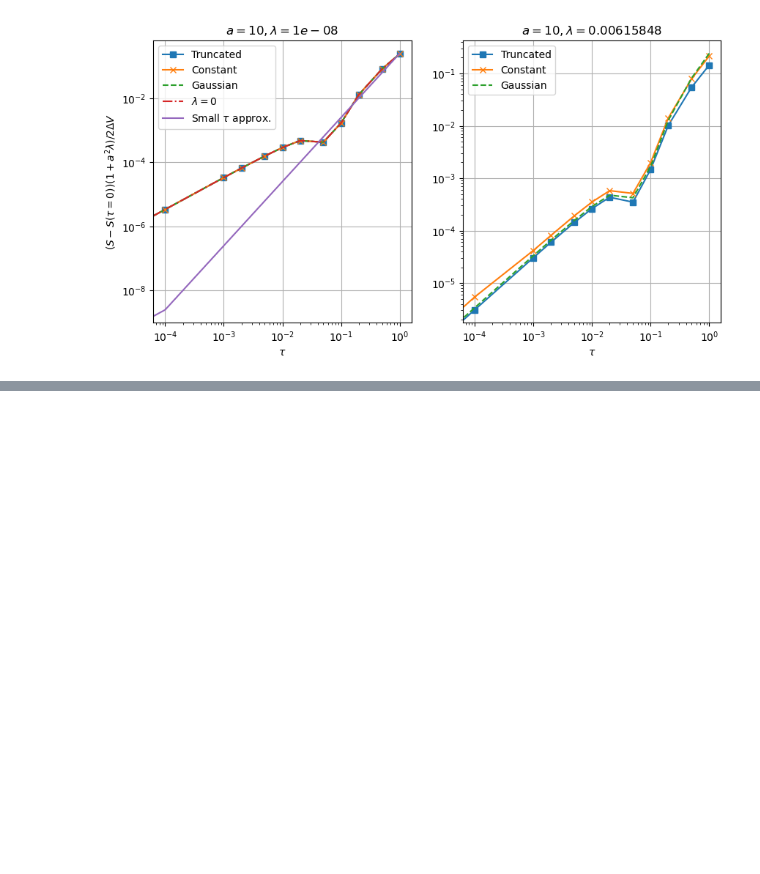
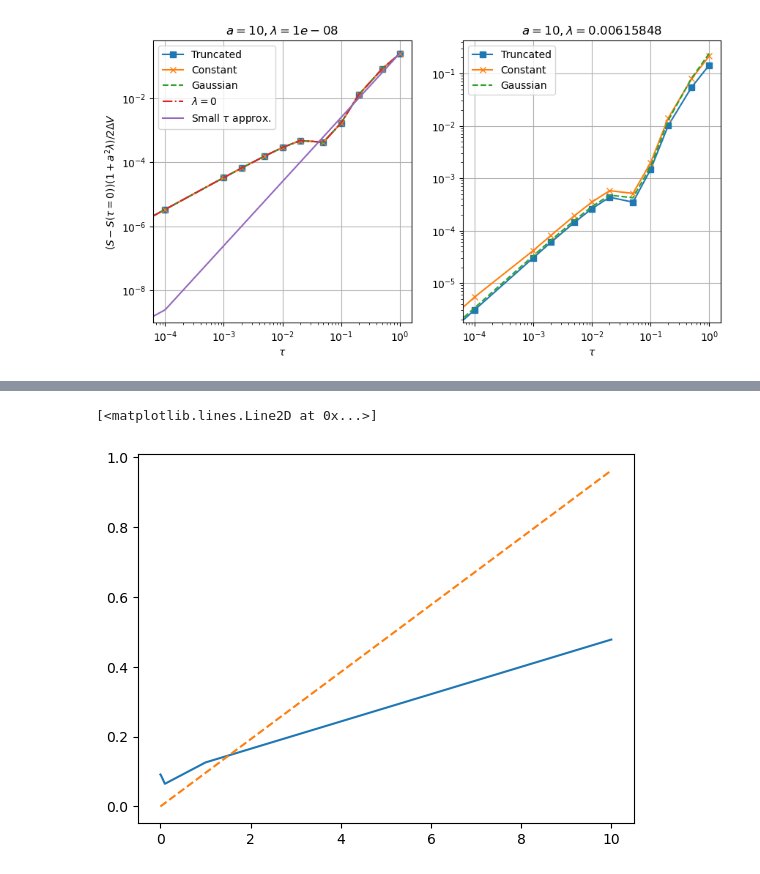
Before and after one commit to larstors/Internship, a Jupyter notebook: numerics/output.ipynb, the cells around one changed output, grey strips where cells are left out. Drawn from its saved outputs; the diff is of its cells as text; code cells hidden in the pictures; blank space fills up the shorter version.

```diff
--- a/numerics/output.ipynb
+++ b/numerics/output.ipynb
@@ -1305,0 +1436,6 @@ plt.savefig("tau_evolution.pdf", dpi=500, bbox_inches="tight")
+# %%
+plt.plot(ta, ar)
+plt.plot(ta, np.array(ta) *I[0], "--")
+# %% [output]
+[<matplotlib.lines.Line2D at 0x...>]
+[figure, added]
```
Also changed, not shown: parts of 3 cells of this notebook, 1 other file.
